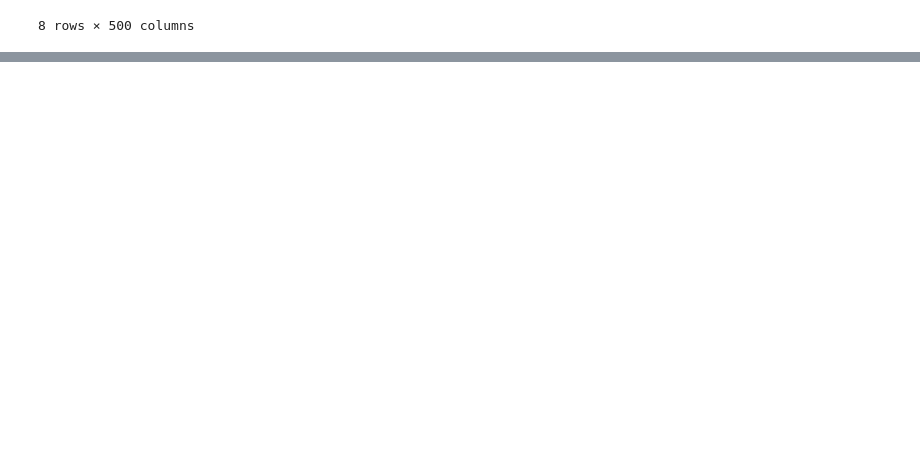
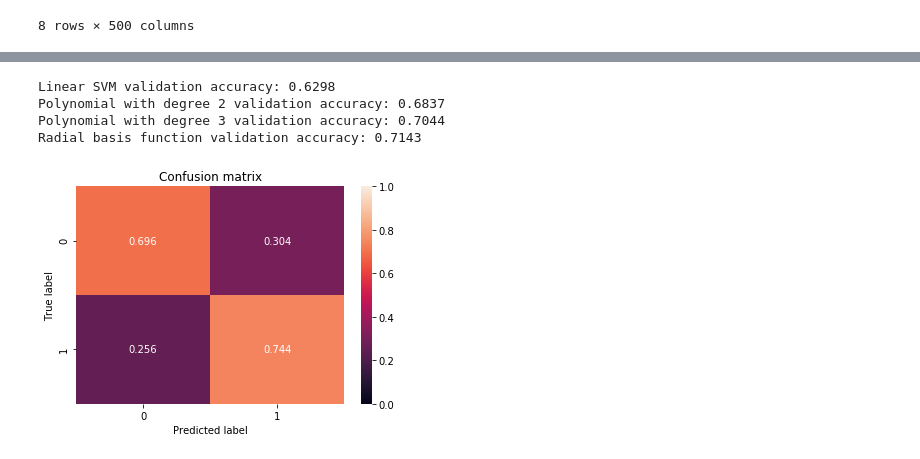
Before and after one commit to RJHughes/ML18, a Jupyter notebook: Assignments/03_B_MiniChallenge.ipynb, the cells around one changed output, grey strips where cells are left out. Saved outputs shown, nothing was run; the diff lists cells and outputs as text; code cells hidden in the pictures; blank space fills up the shorter version.

```diff
--- a/Assignments/03_B_MiniChallenge.ipynb
+++ b/Assignments/03_B_MiniChallenge.ipynb
@@ -263,0 +273,37 @@ plt.plot(X_train.loc[1515])
+# %%
+""" The above plot doesn't seem to tell us anything about the underlying structure of the data, which makes it tricky
+to choose a model based on it. Instead let's try some different SVMs as we saw positive results with this model for
+this data in the previous assignment. """
+
+# Try three different SVM models to see which one is best out of the box
+svm_linear = svm.SVC(kernel='linear')
+svm_linear.fit(X_train_scaled, y_train_clean)
+print('Linear SVM validation accuracy: {:.4f}'.format(svm_linear.score(X_val_scaled, y_val)))
+
+svm_poly_2 = svm.SVC(kernel='poly',degree=2)
+svm_poly_2.fit(X_train_scaled, y_train_clean)
+print('Polynomial with degree 2 validation accuracy: {:.4f}'.format(svm_poly_2.score(X_val_scaled, y_val)))
+
+svm_poly_3 = svm.SVC(kernel='poly',degree=3)
+svm_poly_3.fit(X_train_scaled, y_train_clean)
+print('Polynomial with degree 3 validation accuracy: {:.4f}'.format(svm_poly_3.score(X_val_scaled, y_val)))
+
+svm_rbf = svm.SVC(kernel='rbf')
+svm_rbf.fit(X_train_scaled, y_train_clean)
+print('Radial basis function validation accuracy: {:.4f}'.format(svm_rbf.score(X_val_scaled, y_val)))
+# %% [output]
+Linear SVM validation accuracy: 0.6298
+Polynomial with degree 2 validation accuracy: 0.6837
+Polynomial with degree 3 validation accuracy: 0.7044
+Radial basis function validation accuracy: 0.7143
+# %%
+""" Of course we could try every possible hyperparameter for all of the above models to get the best result,
+but at some point you have to make a call. Of the 4 models above, the radial basis function kernel gave the best
+performance, so we will continue with this model. Let's firstly look at its accuracy using a confusion matrix. """
+
+y_pred = svm_rbf.predict(X_val_scaled)
+
+cnf = confusion_matrix(y_pred, y_val)
+plot_confusion_matrix(cnf)
+# %% [output]
+[figure, added]
```
Also changed, not shown: parts of 14 cells of this notebook, 1 other file.
